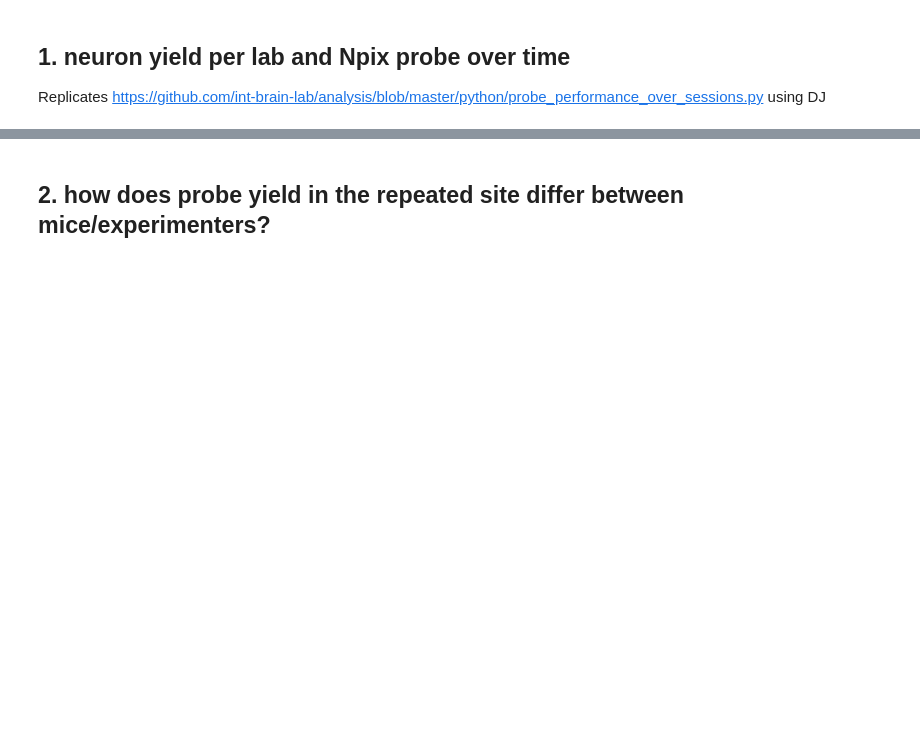
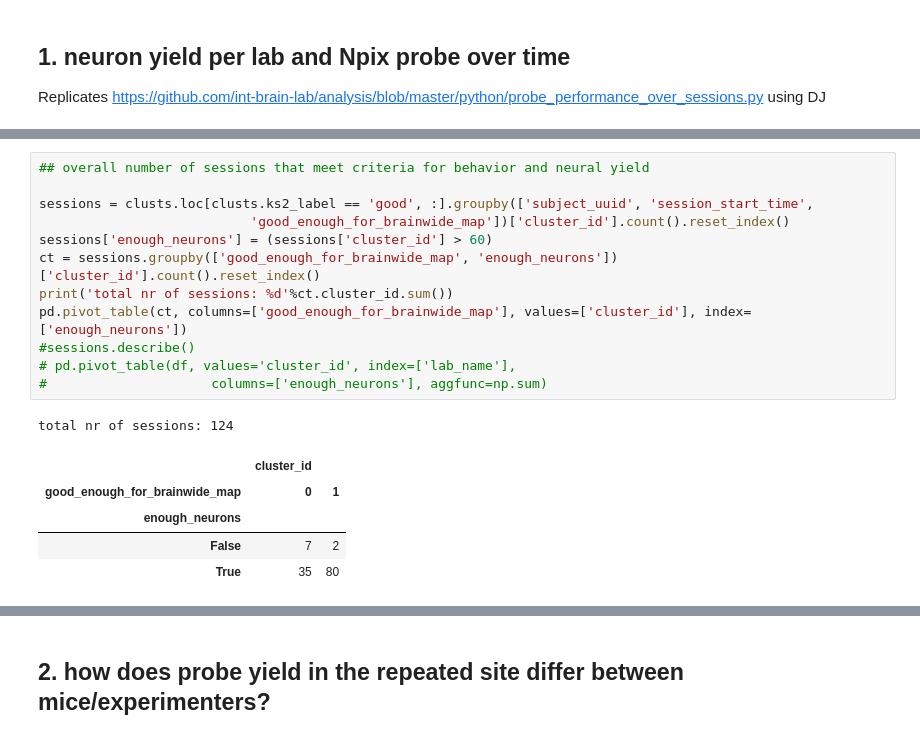
Before and after one commit to int-brain-lab/analysis, a Jupyter notebook: python/neuron_yield.ipynb, the cells around one changed output, grey strips where cells are left out. Drawn from its saved outputs; the diff is of its cells as text; blank space fills up the shorter version.

```diff
--- a/python/neuron_yield.ipynb
+++ b/python/neuron_yield.ipynb
@@ -118,0 +106,19 @@ g.savefig(os.path.join(figpath, 'probe_yield_allrecs.pdf'))
+# %%
+## overall number of sessions that meet criteria for behavior and neural yield
+
+sessions = clusts.loc[clusts.ks2_label == 'good', :].groupby(['subject_uuid', 'session_start_time',
+                           'good_enough_for_brainwide_map'])['cluster_id'].count().reset_index()
+sessions['enough_neurons'] = (sessions['cluster_id'] > 60)
+ct = sessions.groupby(['good_enough_for_brainwide_map', 'enough_neurons'])['cluster_id'].count().reset_index()
+print('total nr of sessions: %d'%ct.cluster_id.sum())
+pd.pivot_table(ct, columns=['good_enough_for_brainwide_map'], values=['cluster_id'], index=['enough_neurons'])
+#sessions.describe()
+# pd.pivot_table(df, values='cluster_id', index=['lab_name'],
+#                     columns=['enough_neurons'], aggfunc=np.sum)
+# %% [output]
+total nr of sessions: 124
+|  | cluster_id |  |
+| good_enough_for_brainwide_map | 0 | 1 |
+| enough_neurons |  |  |
+| False | 7 | 2 |
+| True | 35 | 80 |
```
Also changed, not shown: parts of 11 cells of this notebook.
